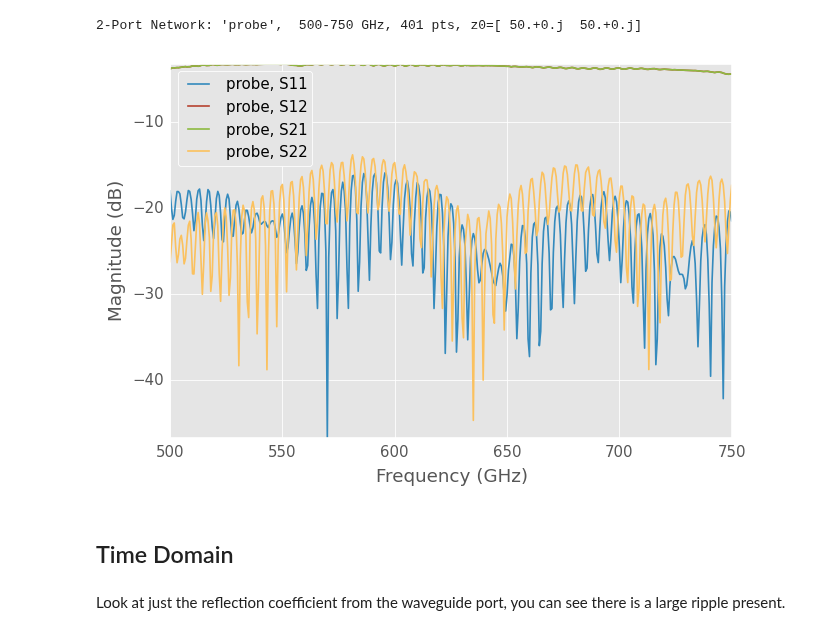
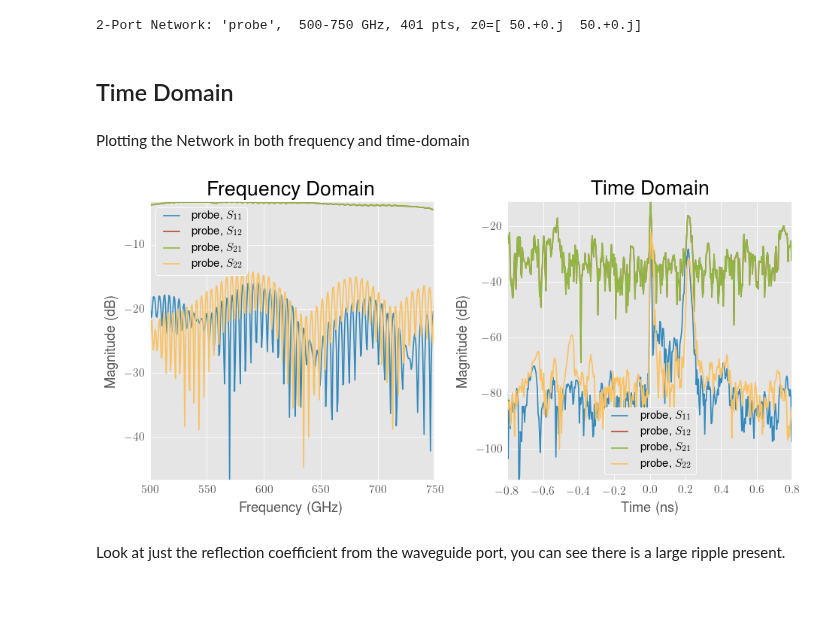
Before and after one commit to scikit-rf/examples, a Jupyter notebook: Time Domain.ipynb, the cells around one changed output. Saved outputs shown, nothing was run; the diff lists cells and outputs as text; code cells hidden in the pictures; blank space fills up the shorter version.

```diff
--- a/Time Domain.ipynb
+++ b/Time Domain.ipynb
@@ -20,12 +27,22 @@ probe = rf.Network('oneport_tiered_calibration/probe.s2p')
 probe
 # %% [output]
 2-Port Network: 'probe',  500-750 GHz, 401 pts, z0=[ 50.+0.j  50.+0.j]
-# %%
-probe.plot_s_db()
-# %% [output]
-[figure, removed]
 # %% [markdown]
 ## Time Domain
+# %% [markdown]
+Plotting the Network in both frequency and time-domain
+# %%
+# plot frequency and time-domain s-parameters
+figure(figsize=(8,4))
+subplot(121)
+probe.plot_s_db()
+title('Frequency Domain')
+subplot(122)
+probe.plot_s_db_time()
+title('Time Domain')
+tight_layout()
+# %% [output]
+[figure, added]
 # %% [markdown]
 Look at just the reflection coefficient from the waveguide port, you can see there is a large ripple present.
 # %%
```
Also changed, not shown: parts of 20 cells of this notebook, 3 other files.
